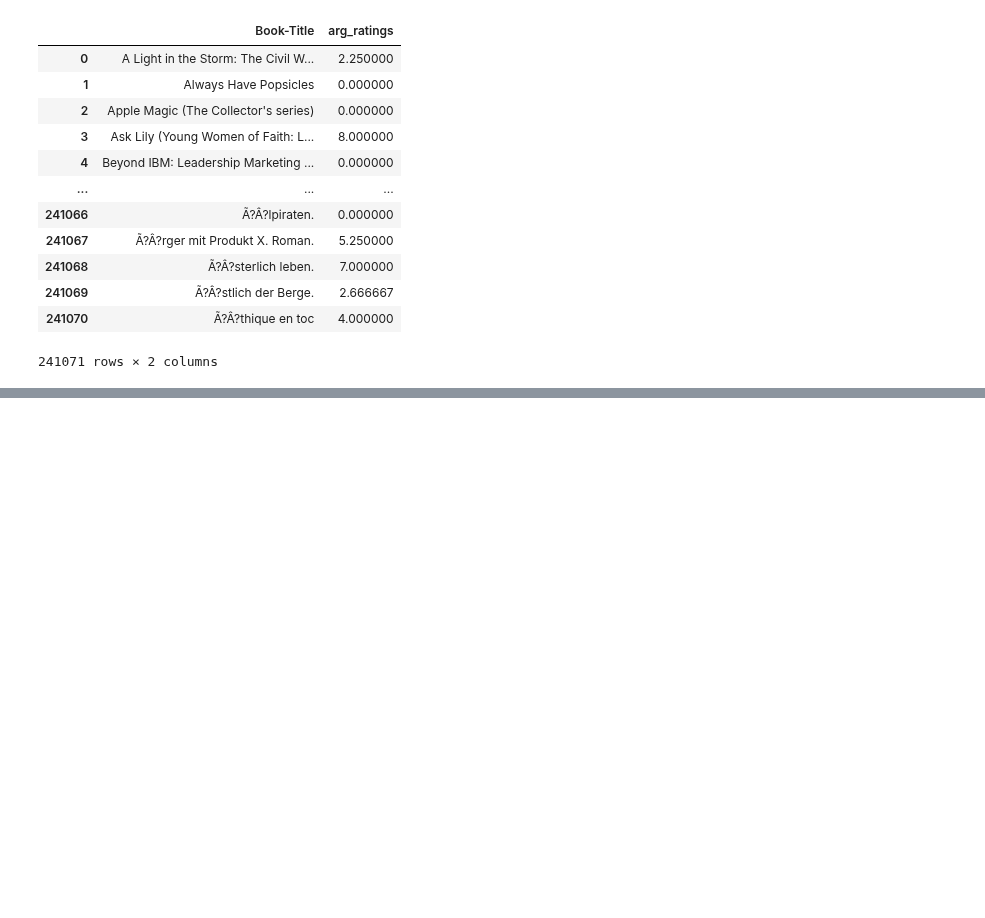
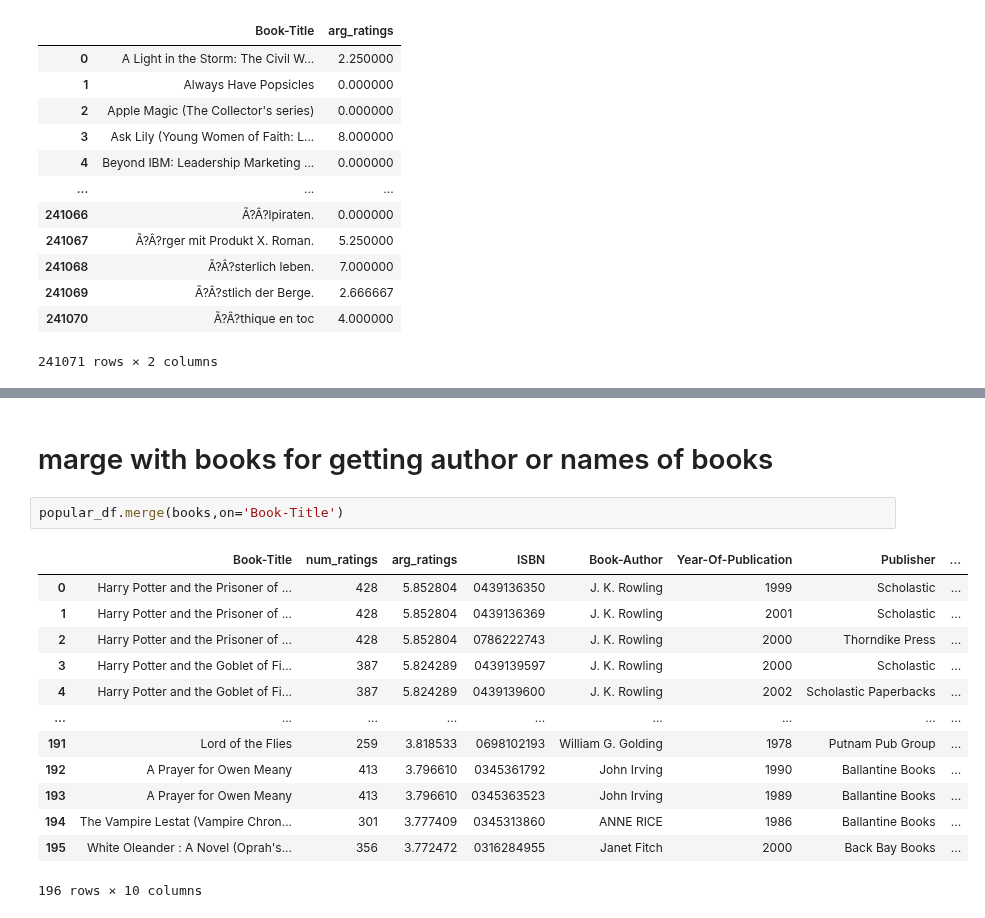
Before and after one commit to Priya-Rathor/Machine-learning, a Jupyter notebook: Projects/BookRecommenderSystem/main.ipynb, the cells around one changed output, grey strips where cells are left out. Cells and saved outputs as stored; diff of their text form; blank space fills up the shorter version.

```diff
--- a/Projects/BookRecommenderSystem/main.ipynb
+++ b/Projects/BookRecommenderSystem/main.ipynb
@@ -143,0 +183,18 @@ avg_rating_df
+# %% [markdown]
+# marge with  books for getting author or names of books
+# %%
+popular_df.merge(books,on='Book-Title')
+# %% [output]
+|  | Book-Title | num_ratings | arg_ratings | ISBN | Book-Author | Year-Of-Publication | Publisher | ... |
+| 0 | Harry Potter and the Prisoner of ... | 428 | 5.852804 | 0439136350 | J. K. Rowling | 1999 | Scholastic | ... |
+| 1 | Harry Potter and the Prisoner of ... | 428 | 5.852804 | 0439136369 | J. K. Rowling | 2001 | Scholastic | ... |
+| 2 | Harry Potter and the Prisoner of ... | 428 | 5.852804 | 0786222743 | J. K. Rowling | 2000 | Thorndike Press | ... |
+| 3 | Harry Potter and the Goblet of Fi... | 387 | 5.824289 | 0439139597 | J. K. Rowling | 2000 | Scholastic | ... |
+| 4 | Harry Potter and the Goblet of Fi... | 387 | 5.824289 | 0439139600 | J. K. Rowling | 2002 | Scholastic Paperbacks | ... |
+| ... | ... | ... | ... | ... | ... | ... | ... | ... |
+| 191 | Lord of the Flies | 259 | 3.818533 | 0698102193 | William G. Golding | 1978 | Putnam Pub Group | ... |
+| 192 | A Prayer for Owen Meany | 413 | 3.796610 | 0345361792 | John Irving | 1990 | Ballantine Books | ... |
+| 193 | A Prayer for Owen Meany | 413 | 3.796610 | 0345363523 | John Irving | 1989 | Ballantine Books | ... |
+| 194 | The Vampire Lestat (Vampire Chron... | 301 | 3.777409 | 0345313860 | ANNE RICE | 1986 | Ballantine Books | ... |
+| 195 | White Oleander : A Novel (Oprah's... | 356 | 3.772472 | 0316284955 | Janet Fitch | 2000 | Back Bay Books | ... |
+196 rows × 10 columns
```
Also changed, not shown: parts of 8 cells of this notebook.
